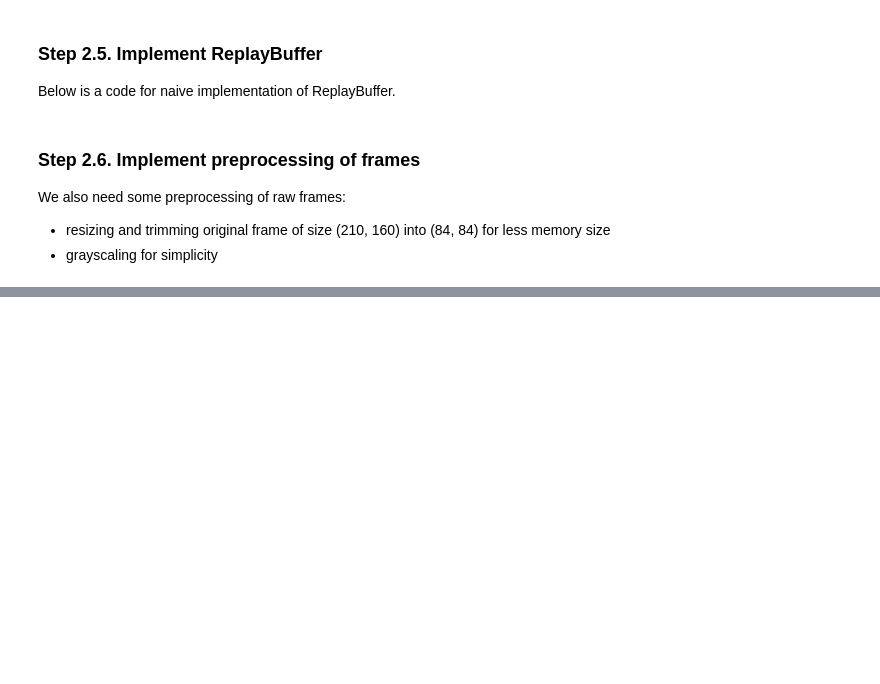
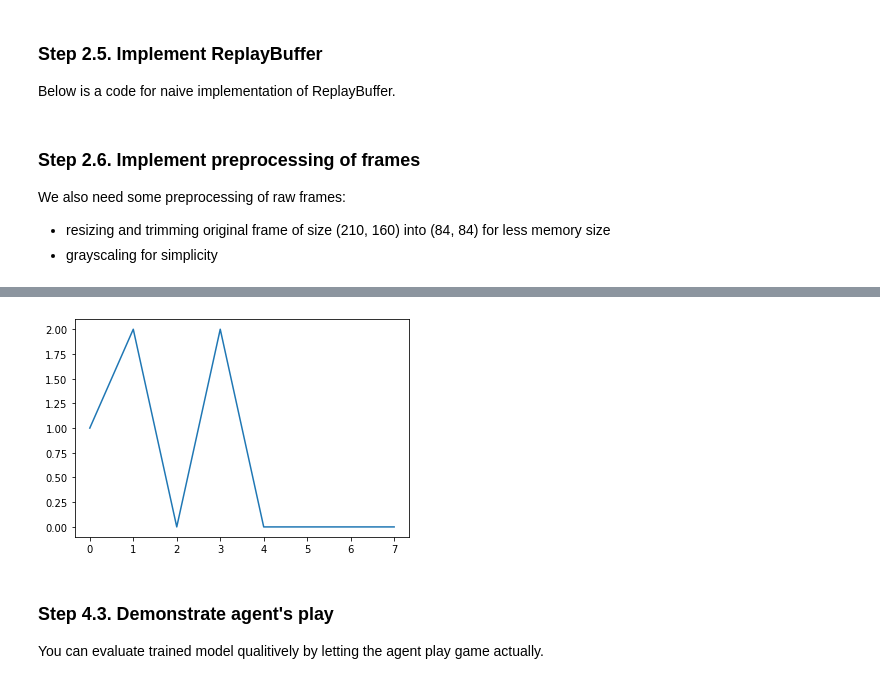
Before and after one commit to ryukez/DQN_tutorial, a Jupyter notebook: dqn_tutorial.ipynb, the cells around one changed output, grey strips where cells are left out. Drawn from its saved outputs; the diff is of its cells as text; code cells hidden in the pictures; blank space fills up the shorter version.

Commit message:
Add test section

```diff
--- a/dqn_tutorial.ipynb
+++ b/dqn_tutorial.ipynb
@@ -425,0 +480,26 @@ $
+# %%
+# test.py
+
+import re
+import matplotlib.pyplot as plt
+%matplotlib inline
+
+
+# extract rewards from log
+def show_progress(filename):
+    with open(filename, 'r') as f:
+        log = f.read()
+
+        pattern = re.compile(r'reward ([0-9.]+)')
+        itr = pattern.finditer(log)
+        rewards = [float(match.group(1)) for match in itr]
+
+    plt.plot(rewards)
+    plt.show()
+
+show_progress('results/log.txt')
+# %% [output]
+[figure, added]
+# %% [markdown]
+### Step 4.3. Demonstrate agent's play
+You can evaluate trained model qualitively by letting the agent play game actually.
```
Also changed, not shown: parts of 8 cells of this notebook, 7 other files.
